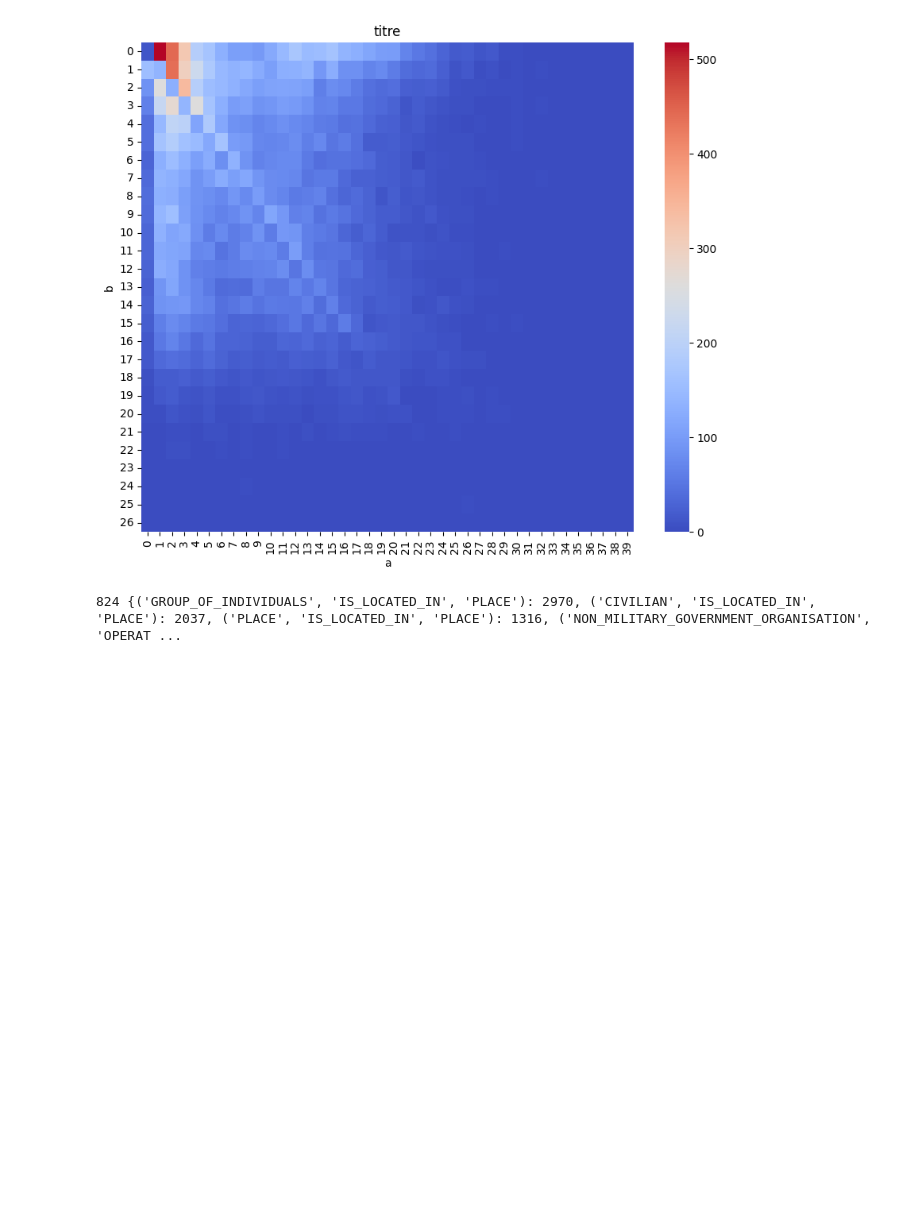
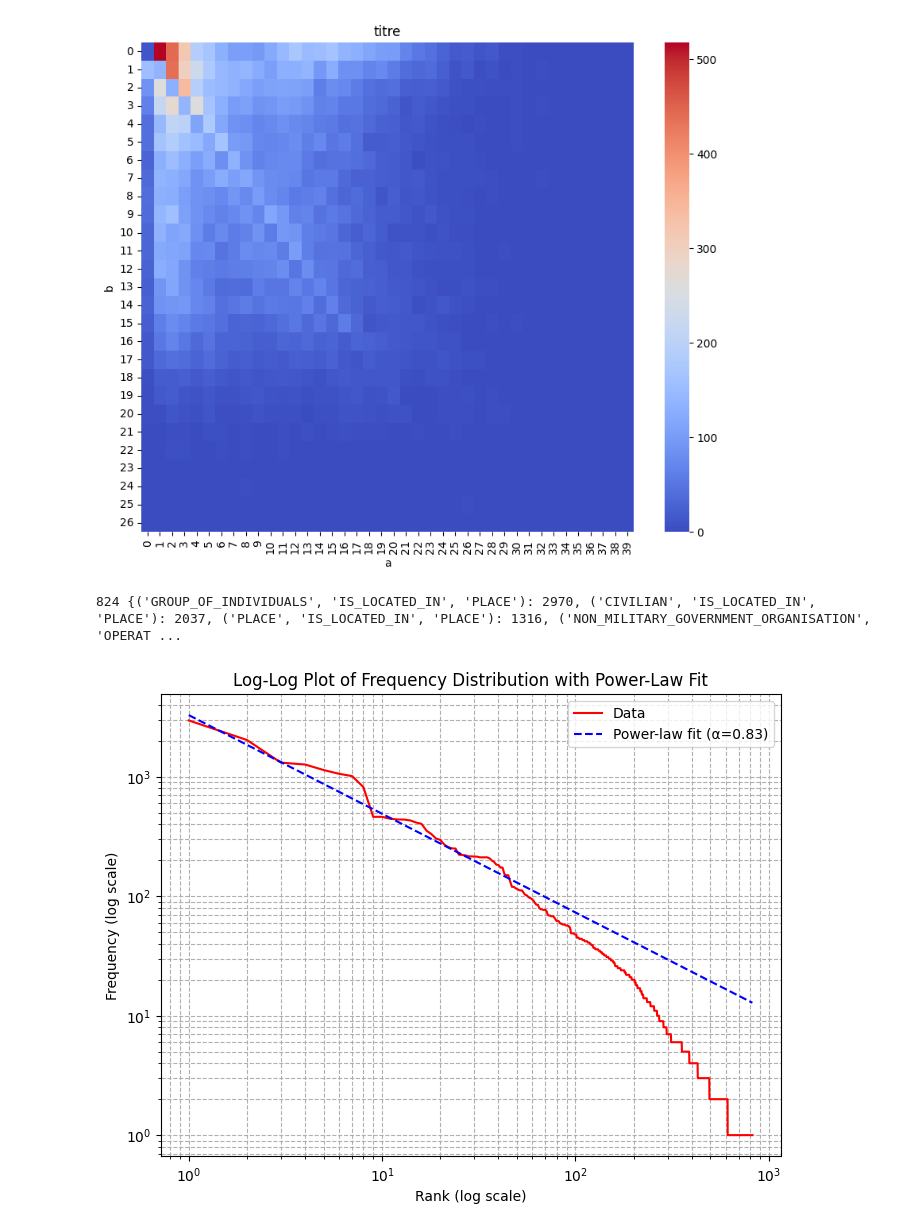
Before and after one commit to MokipoCode/TextMine25, a Jupyter notebook: notebooks/data_exploration.ipynb, the cells around one changed output. Drawn from its saved outputs; the diff is of its cells as text; code cells hidden in the pictures; blank space fills up the shorter version.

```diff
--- a/notebooks/data_exploration.ipynb
+++ b/notebooks/data_exploration.ipynb
@@ -268,3 +272,30 @@ out = {k: v for k, v in sorted(out.items(), key=lambda item: item[1], reverse=Tr
 print(len(out), out)
 # %% [output]
 824 {('GROUP_OF_INDIVIDUALS', 'IS_LOCATED_IN', 'PLACE'): 2970, ('CIVILIAN', 'IS_LOCATED_IN', 'PLACE'): 2037, ('PLACE', 'IS_LOCATED_IN', 'PLACE'): 1316, ('NON_MILITARY_GOVERNMENT_ORGANISATION', 'OPERAT ...
+# %%
+# Rank (x-axis) and Frequency (y-axis)
+ranks = np.arange(1, len(values) + 1)
+frequencies = np.array(values)
+
+# Power-law function
+def power_law(x, C, alpha):
+    return C * x**(-alpha)
+
+# Fit the power-law model
+params, _ = curve_fit(power_law, ranks, frequencies)
+C, alpha = params
+
+# Generate fitted values for the power-law line
+fitted_frequencies = power_law(ranks, C, alpha)
+
+plt.figure(figsize=(8, 6))
+plt.loglog(ranks, frequencies, linestyle='-', color='red', label='Data')  # Original data
+plt.loglog(ranks, fitted_frequencies, linestyle='--', color='blue', label=f'Power-law fit (α={alpha:.2f})')  # Dashed power-law line
+plt.xlabel('Rank (log scale)')
+plt.ylabel('Frequency (log scale)')
+plt.title('Log-Log Plot of Frequency Distribution with Power-Law Fit')
+plt.legend()
+plt.grid(True, which="both", ls="--")
+plt.show()
+# %% [output]
+[figure, added]
```
Also changed, not shown: parts of 10 cells of this notebook, 18 other files.
